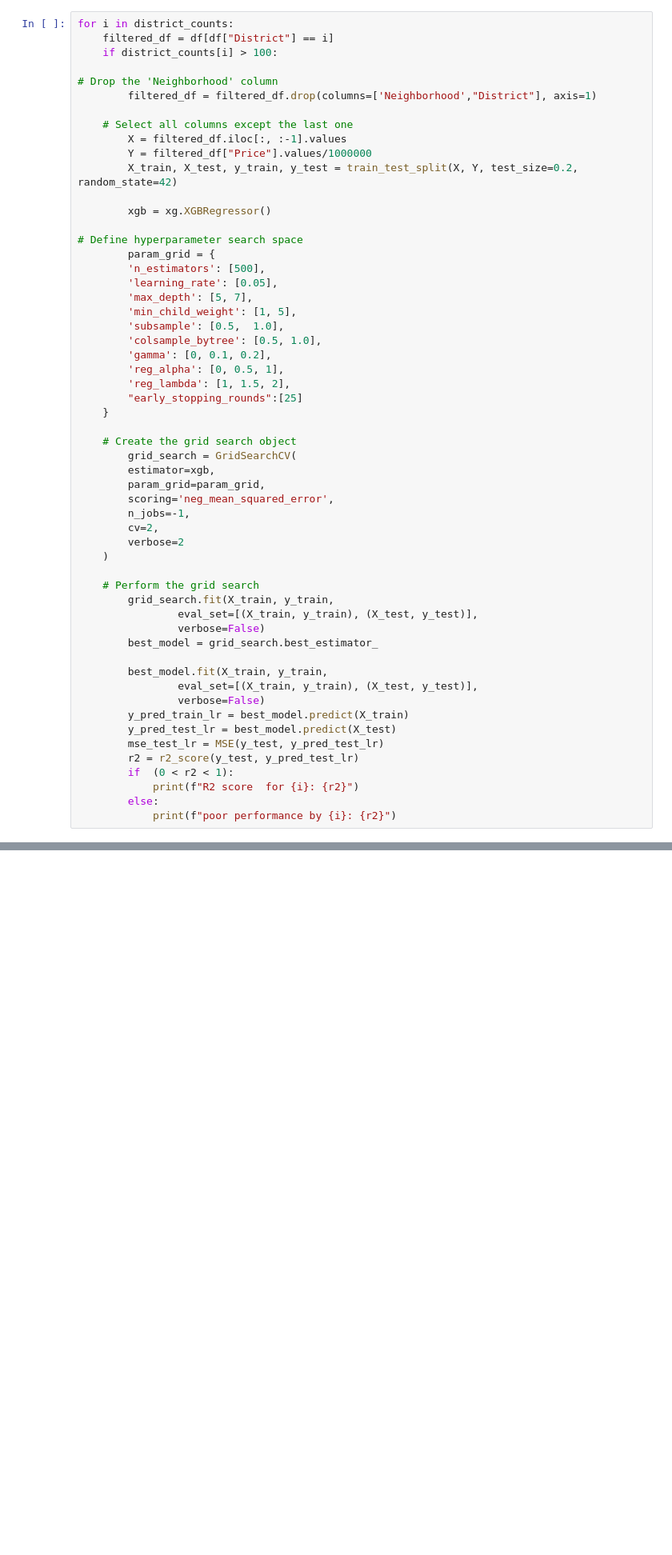
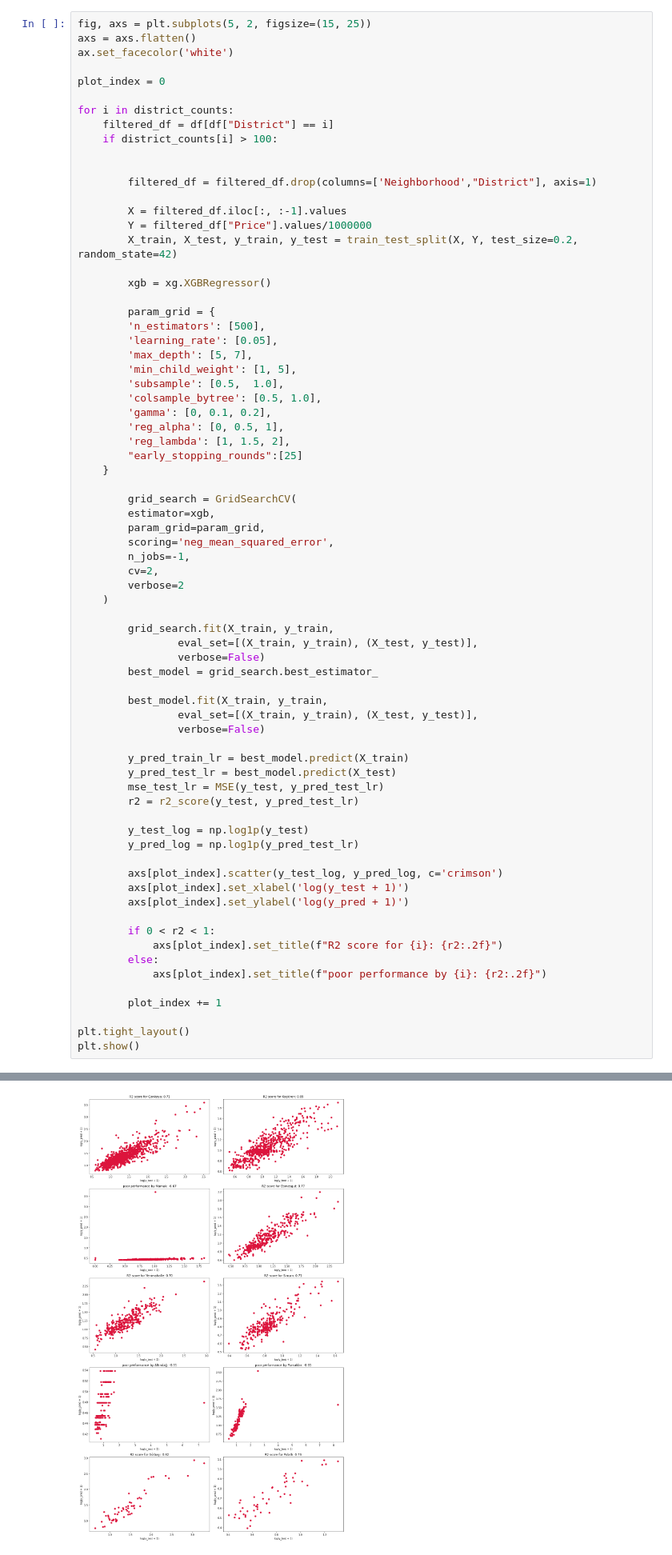
Before and after one commit to CaglarGuher/HepsiEmlak-Web-Scrapping-and-Modeling, a Jupyter notebook: loop_model.ipynb, the cells around one changed output, grey strips where cells are left out. Shown at 80% size. Saved outputs shown, nothing was run; the diff lists cells and outputs as text; blank space fills up the shorter version.

```diff
--- a/loop_model.ipynb
+++ b/loop_model.ipynb
@@ -189,19 +195,23 @@ R2 score  for Polatlı: 0.6125521113569088
 # %%
+fig, axs = plt.subplots(5, 2, figsize=(15, 25))
+axs = axs.flatten()
+ax.set_facecolor('white')
+
+plot_index = 0
+
 for i in district_counts:
     filtered_df = df[df["District"] == i]
     if district_counts[i] > 100:
 
-# Drop the 'Neighborhood' column
+
         filtered_df = filtered_df.drop(columns=['Neighborhood',"District"], axis=1)
 
-    # Select all columns except the last one
         X = filtered_df.iloc[:, :-1].values
         Y = filtered_df["Price"].values/1000000
         X_train, X_test, y_train, y_test = train_test_split(X, Y, test_size=0.2, random_state=42)
 
         xgb = xg.XGBRegressor()
 
-# Define hyperparameter search space
         param_grid = {
         'n_estimators': [500],
         'learning_rate': [0.05],
@@ -215,7 +225,6 @@ for i in district_counts:
         "early_stopping_rounds":[25]
     }
 
-    # Create the grid search object
         grid_search = GridSearchCV(
         estimator=xgb,
         param_grid=param_grid,
@@ -225,7 +234,6 @@ for i in district_counts:
         verbose=2
     )
 
-    # Perform the grid search
         grid_search.fit(X_train, y_train,
                 eval_set=[(X_train, y_train), (X_test, y_test)],
                 verbose=False)
@@ -234,13 +242,27 @@ for i in district_counts:
         best_model.fit(X_train, y_train,
                 eval_set=[(X_train, y_train), (X_test, y_test)],
                 verbose=False)
+
         y_pred_train_lr = best_model.predict(X_train)
         y_pred_test_lr = best_model.predict(X_test)
         mse_test_lr = MSE(y_test, y_pred_test_lr)
         r2 = r2_score(y_test, y_pred_test_lr)
-        if  (0 < r2 < 1):
-            print(f"R2 score  for {i}: {r2}")
+
+        y_test_log = np.log1p(y_test)
+        y_pred_log = np.log1p(y_pred_test_lr)
+
+        axs[plot_index].scatter(y_test_log, y_pred_log, c='crimson')
+        axs[plot_index].set_xlabel('log(y_test + 1)')
+        axs[plot_index].set_ylabel('log(y_pred + 1)')
+
+        if 0 < r2 < 1:
+            axs[plot_index].set_title(f"R2 score for {i}: {r2:.2f}")
         else:
-            print(f"poor performance by {i}: {r2}")
+            axs[plot_index].set_title(f"poor performance by {i}: {r2:.2f}")
+
+        plot_index += 1
+
+plt.tight_layout()
+plt.show()
 # %% [output]
 Fitting 2 folds for each of 432 candidates, totalling 864 fits
@@ -265,0 +278 @@ R2 score  for Polatlı: 0.7553468064814565
+[figure, added]
```
Also changed, not shown: parts of 5 cells of this notebook, 5 other files.
